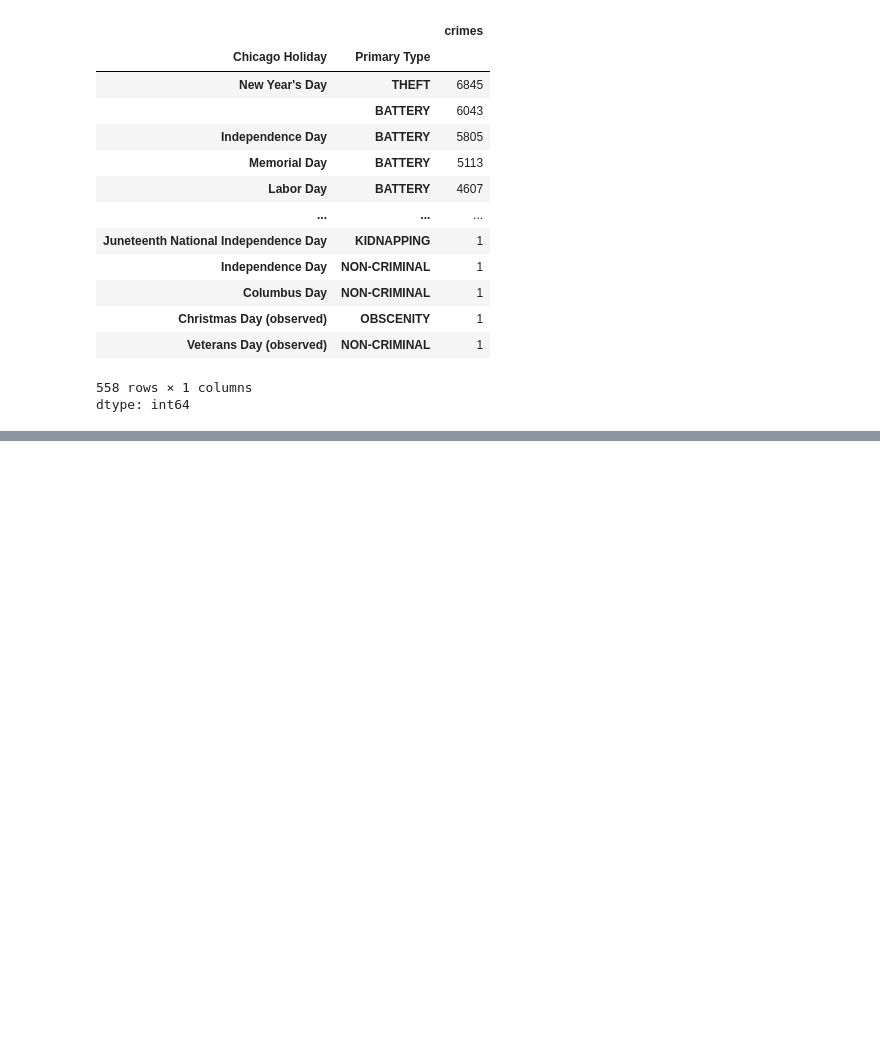
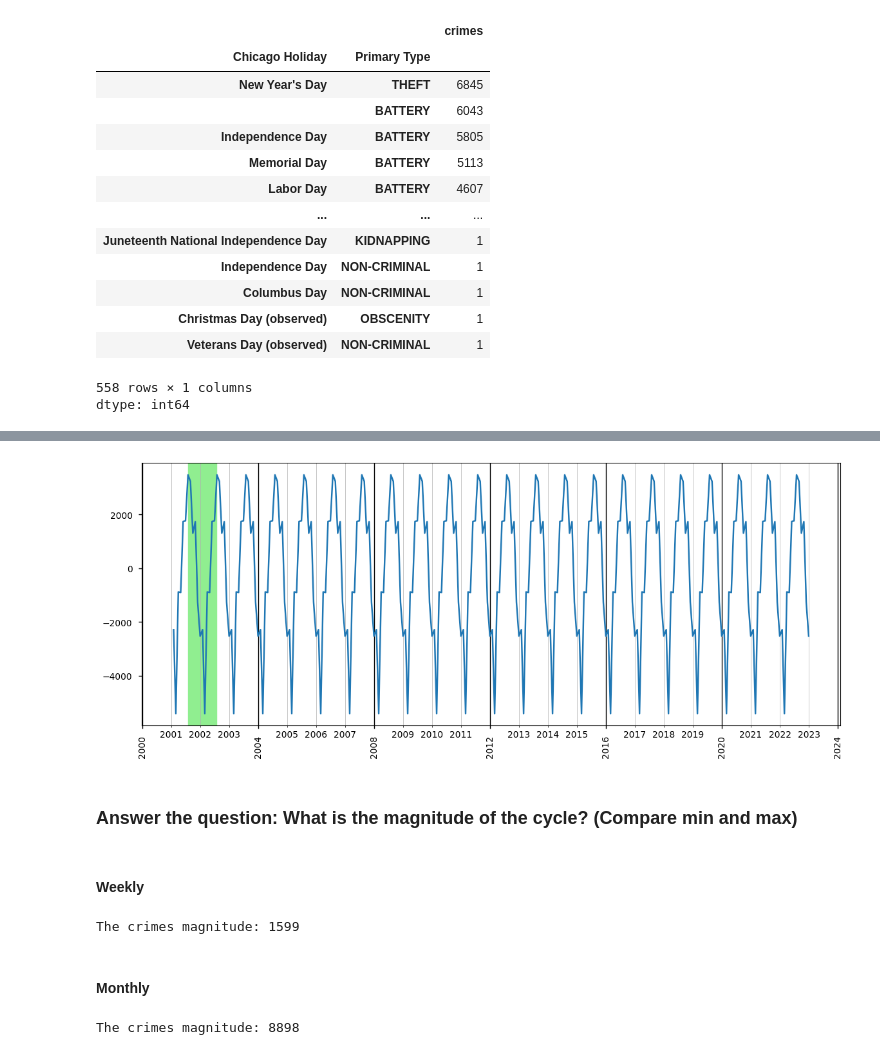
Before and after one commit to SamiOmran/Chicago-Crime-Data, a Jupyter notebook: Chicago_Crimes.ipynb, the cells around one changed output, grey strips where cells are left out. Drawn from its saved outputs; the diff is of its cells as text; code cells hidden in the pictures; blank space fills up the shorter version.

```diff
--- a/Chicago_Crimes.ipynb
+++ b/Chicago_Crimes.ipynb
@@ -484,0 +593,10 @@ dtype: int64
+# %%
+monthly_crimes_count = indexed_df.resample('ME').size().rename('crimes')
+decompose_monthly = tsa.seasonal_decompose(monthly_crimes_count)
+monthly_seasonal = decompose_monthly.seasonal
+
+peaks = find_peaks(monthly_seasonal, height=monthly_seasonal.max())[0]
+peak_dates = monthly_seasonal.index[peaks]
+period_length = peak_dates[1] - peak_dates[0]
+
+print(f'cycle length is {period_length}')
@@ -484,0 +605,24 @@ dtype: int64
+# %%
+monthly_season_min = monthly_seasonal.idxmin()
+monthly_season_max = monthly_seasonal.idxmax()
+
+fig, ax = plot_seasonal(monthly_seasonal)
+ax.axvspan(peak_dates[0], peak_dates[1], color='lightgreen');
+# %% [output]
+[figure, added]
+# %% [markdown]
+### Answer the question: What is the magnitude of the cycle? (Compare min and max)
+# %% [markdown]
+####  <font color='green-b'>Weekly
+# %%
+magnitude = round(weekly_seasonal.max() - weekly_seasonal.min())
+print(f'The crimes magnitude: {magnitude}')
+# %% [output]
+The crimes magnitude: 1599
+# %% [markdown]
+####  <font color='green-b'>Monthly
+# %%
+magnitude = round(monthly_seasonal.max() - monthly_seasonal.min())
+print(f'The crimes magnitude: {magnitude}')
+# %% [output]
+The crimes magnitude: 8898
```
Also changed, not shown: parts of 19 cells of this notebook.
